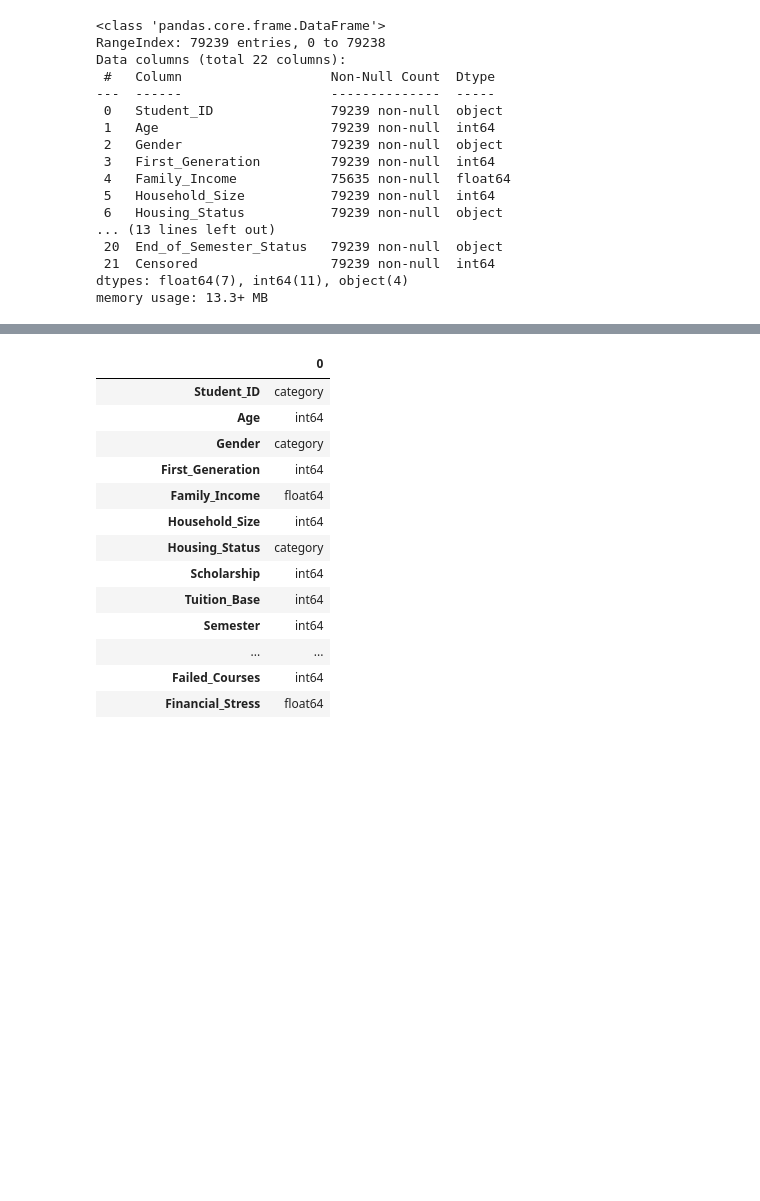
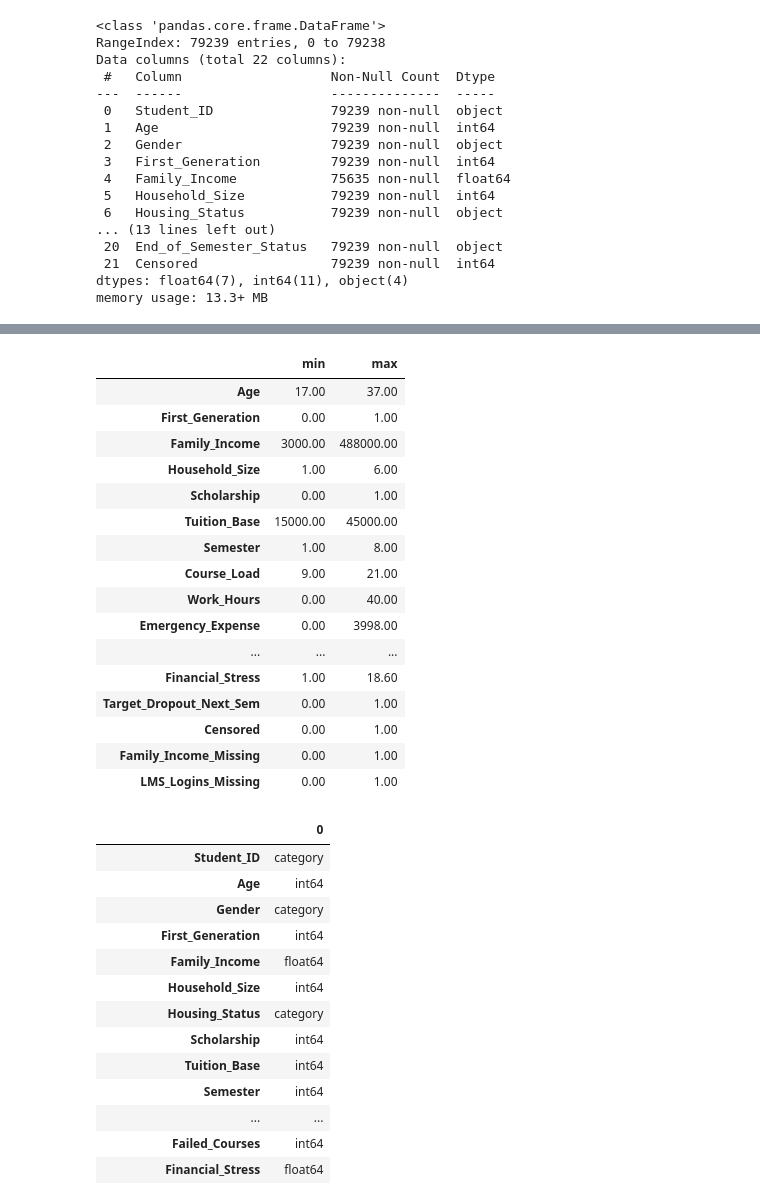
Before and after one commit to mihaighise/student_retention_analysis, a Jupyter notebook: Student_Retention.ipynb, the cells around one changed output, grey strips where cells are left out. Drawn from its saved outputs; the diff is of its cells as text; code cells hidden in the pictures; blank space fills up the shorter version.

```diff
--- a/Student_Retention.ipynb
+++ b/Student_Retention.ipynb
@@ -74,3 +86,23 @@ memory usage: 13.3+ MB
+# %%
+df.describe().T[['min', 'max']]
+# %% [output]
+|  | min | max |
+| Age | 17.00 | 37.00 |
+| First_Generation | 0.00 | 1.00 |
+| Family_Income | 3000.00 | 488000.00 |
+| Household_Size | 1.00 | 6.00 |
+| Scholarship | 0.00 | 1.00 |
+| Tuition_Base | 15000.00 | 45000.00 |
+| Semester | 1.00 | 8.00 |
+| Course_Load | 9.00 | 21.00 |
+| Work_Hours | 0.00 | 40.00 |
+| Emergency_Expense | 0.00 | 3998.00 |
+| ... | ... | ... |
+| Financial_Stress | 1.00 | 18.60 |
+| Target_Dropout_Next_Sem | 0.00 | 1.00 |
+| Censored | 0.00 | 1.00 |
+| Family_Income_Missing | 0.00 | 1.00 |
+| LMS_Logins_Missing | 0.00 | 1.00 |
 # %%
 # Make a data frame copy to work on it
 df = df_raw.copy()
```
Also changed, not shown: parts of 1 cell of this notebook.
